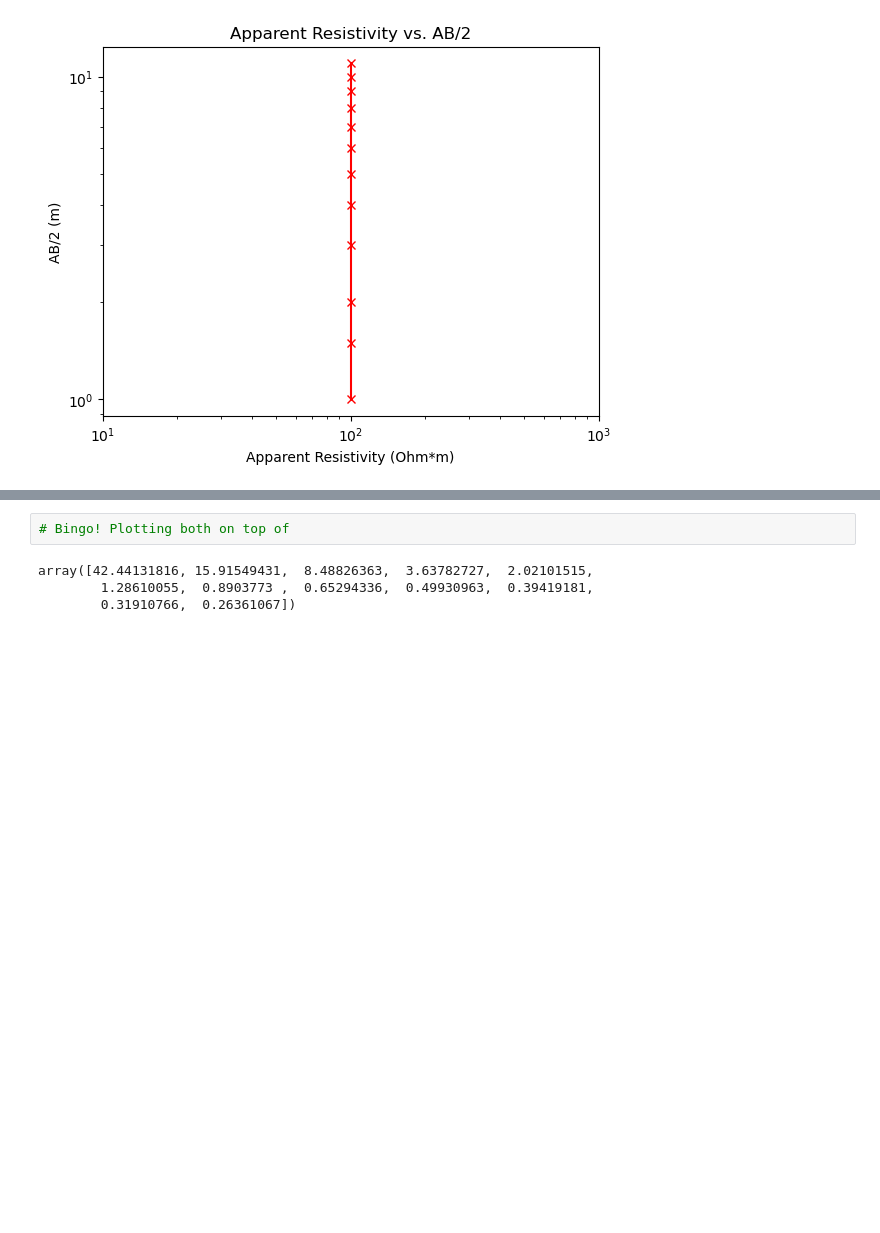
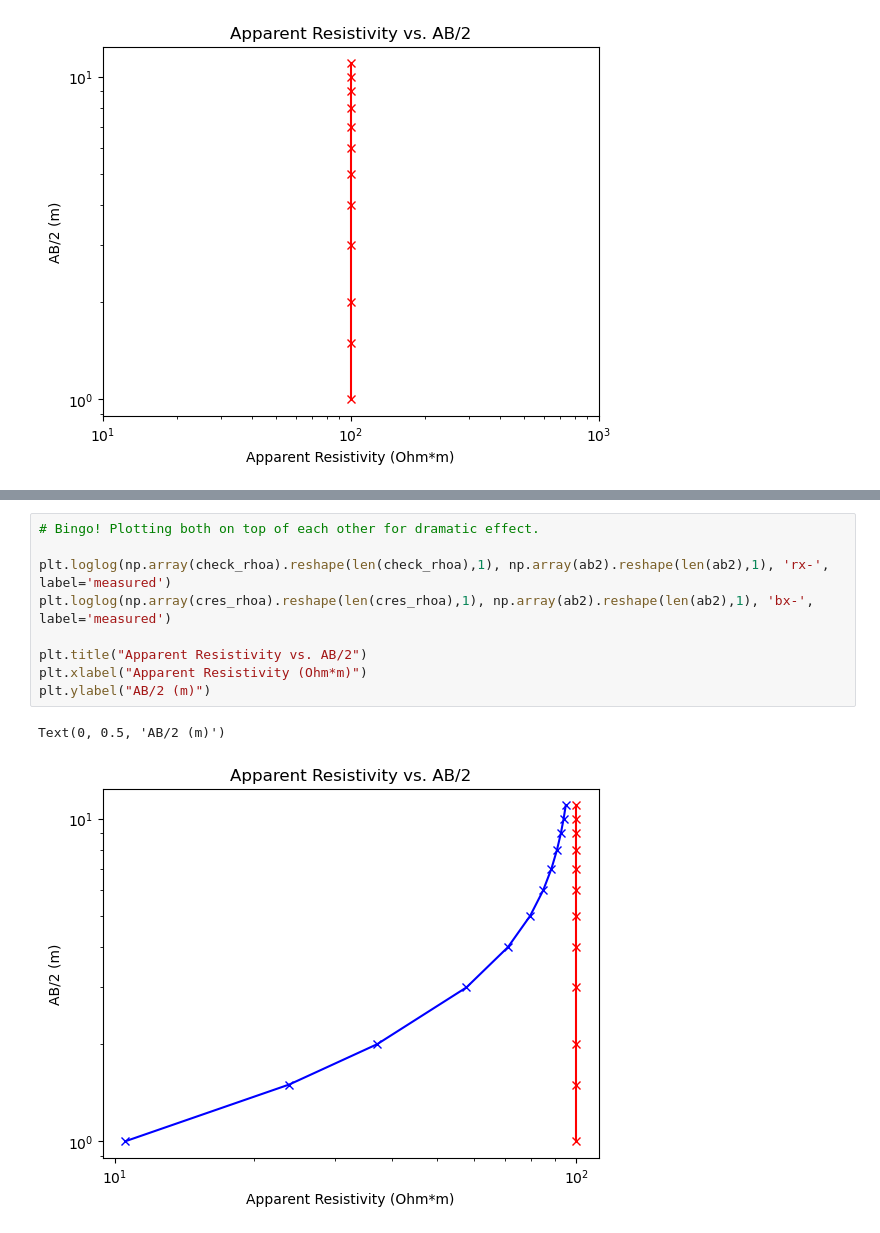
Before and after one commit to GarimaPrabhakar/bert-practice, a Jupyter notebook: tryingstuff/contact_resistances.ipynb, the cells around one changed output, grey strips where cells are left out. Cells and saved outputs as stored; diff of their text form; blank space fills up the shorter version.

```diff
--- a/tryingstuff/contact_resistances.ipynb
+++ b/tryingstuff/contact_resistances.ipynb
@@ -118,9 +118,15 @@ plt.ylabel("AB/2 (m)")
 Text(0, 0.5, 'AB/2 (m)')
 [figure]
 # %%
-# Bingo! Plotting both on top of
+# Bingo! Plotting both on top of each other for dramatic effect.
+
+plt.loglog(np.array(check_rhoa).reshape(len(check_rhoa),1), np.array(ab2).reshape(len(ab2),1), 'rx-', label='measured')
+plt.loglog(np.array(cres_rhoa).reshape(len(cres_rhoa),1), np.array(ab2).reshape(len(ab2),1), 'bx-', label='measured')
+
+plt.title("Apparent Resistivity vs. AB/2")
+plt.xlabel("Apparent Resistivity (Ohm*m)")
+plt.ylabel("AB/2 (m)")
 # %% [output]
-array([42.44131816, 15.91549431,  8.48826363,  3.63782727,  2.02101515,
-        1.28610055,  0.8903773 ,  0.65294336,  0.49930963,  0.39419181,
-        0.31910766,  0.26361067])
+Text(0, 0.5, 'AB/2 (m)')
+[figure, added]
 # %%
```
Also changed, not shown: parts of 2 cells of this notebook, 5 other files.
